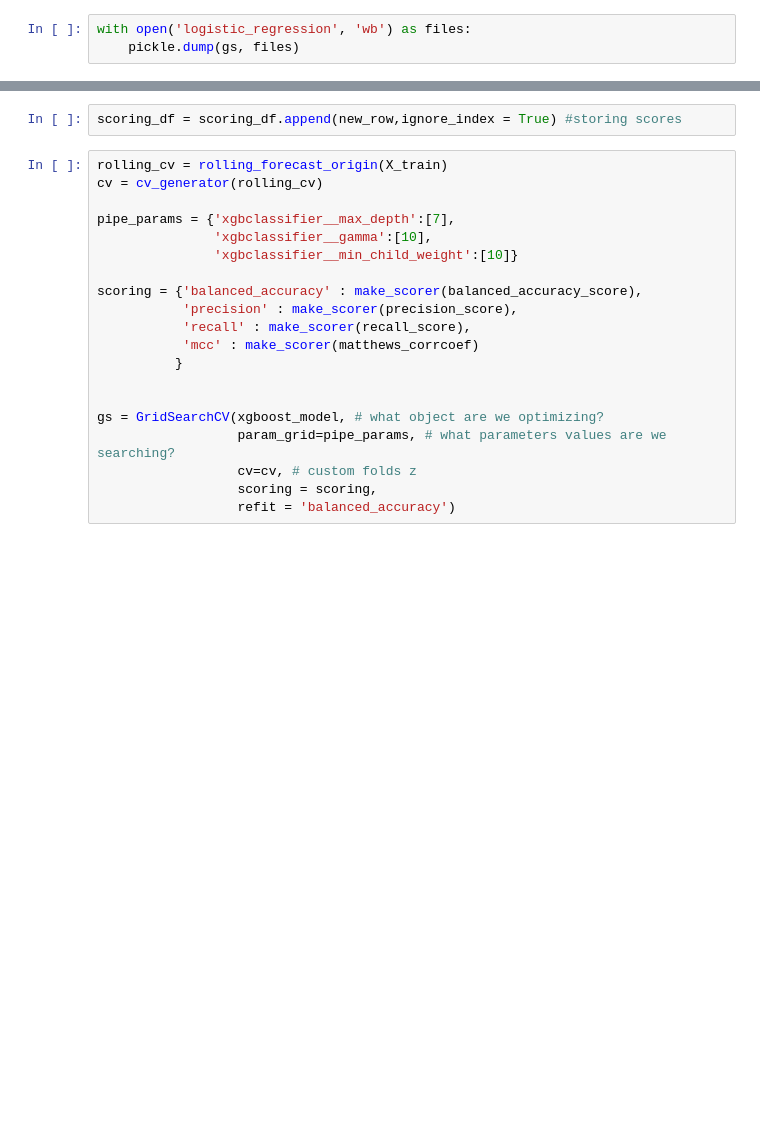
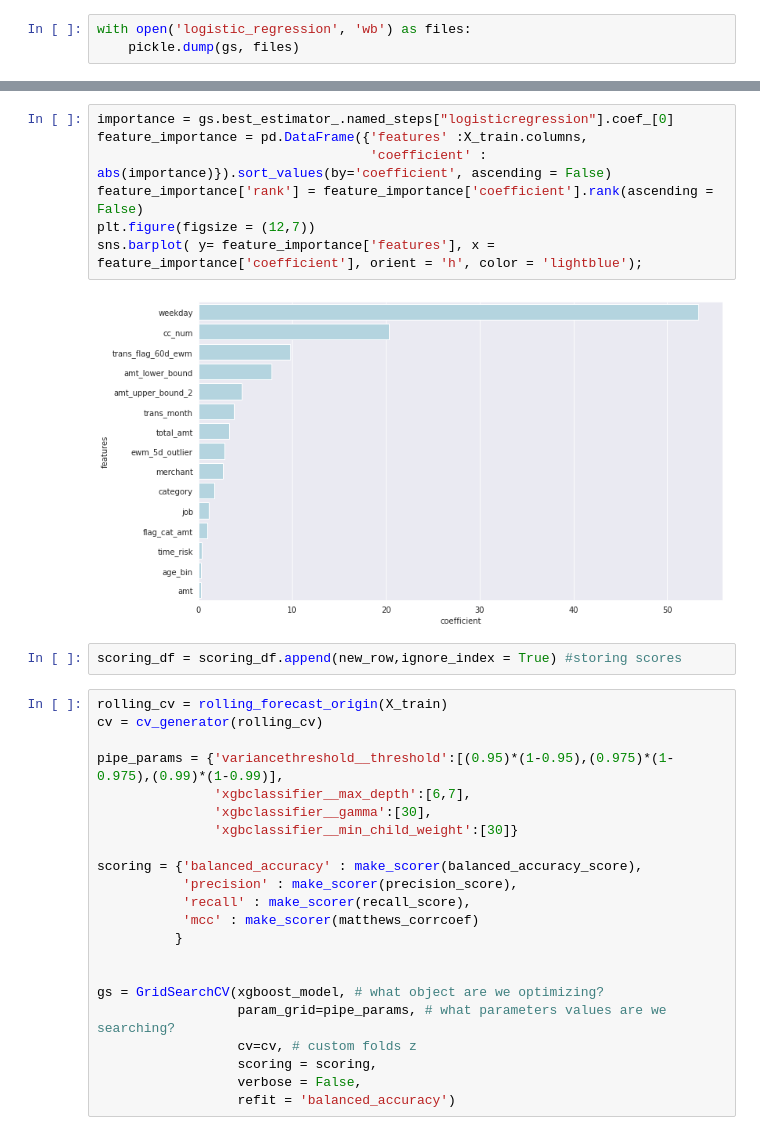
Before and after one commit to ngcheeyuan/Fraud_Detection_Capstone, a Jupyter notebook: Capstone_Final_Model_TS.ipynb, the cells around one changed output, grey strips where cells are left out. Saved outputs shown, nothing was run; the diff lists cells and outputs as text; blank space fills up the shorter version.

```diff
--- a/Capstone_Final_Model_TS.ipynb
+++ b/Capstone_Final_Model_TS.ipynb
@@ -375,12 +437,22 @@ test - balanced acc : 0.9060660977856626 , precision : 0.03529847230634632 , rec
+# %%
+importance = gs.best_estimator_.named_steps["logisticregression"].coef_[0]
+feature_importance = pd.DataFrame({'features' :X_train.columns,
+                                   'coefficient' : abs(importance)}).sort_values(by='coefficient', ascending = False)
+feature_importance['rank'] = feature_importance['coefficient'].rank(ascending = False)
+plt.figure(figsize = (12,7))
+sns.barplot( y= feature_importance['features'], x = feature_importance['coefficient'], orient = 'h', color = 'lightblue');
+# %% [output]
+[figure, added]
 # %%
 scoring_df = scoring_df.append(new_row,ignore_index = True) #storing scores
 # %%
 rolling_cv = rolling_forecast_origin(X_train)
 cv = cv_generator(rolling_cv)
 
-pipe_params = {'xgbclassifier__max_depth':[7],
-               'xgbclassifier__gamma':[10],
-               'xgbclassifier__min_child_weight':[10]}
+pipe_params = {'variancethreshold__threshold':[(0.95)*(1-0.95),(0.975)*(1-0.975),(0.99)*(1-0.99)],
+               'xgbclassifier__max_depth':[6,7],
+               'xgbclassifier__gamma':[30],
+               'xgbclassifier__min_child_weight':[30]}
 
 scoring = {'balanced_accuracy' : make_scorer(balanced_accuracy_score),
            'precision' : make_scorer(precision_score),
@@ -393,6 +465,7 @@ gs = GridSearchCV(xgboost_model, # what object are we optimizing?
                   param_grid=pipe_params, # what parameters values are we searching?
                   cv=cv, # custom folds z
                   scoring = scoring,
+                  verbose = False,
                   refit = 'balanced_accuracy')
 # %%
 gs.fit(X_train,y_train)
```
Also changed, not shown: parts of 38 cells of this notebook.
